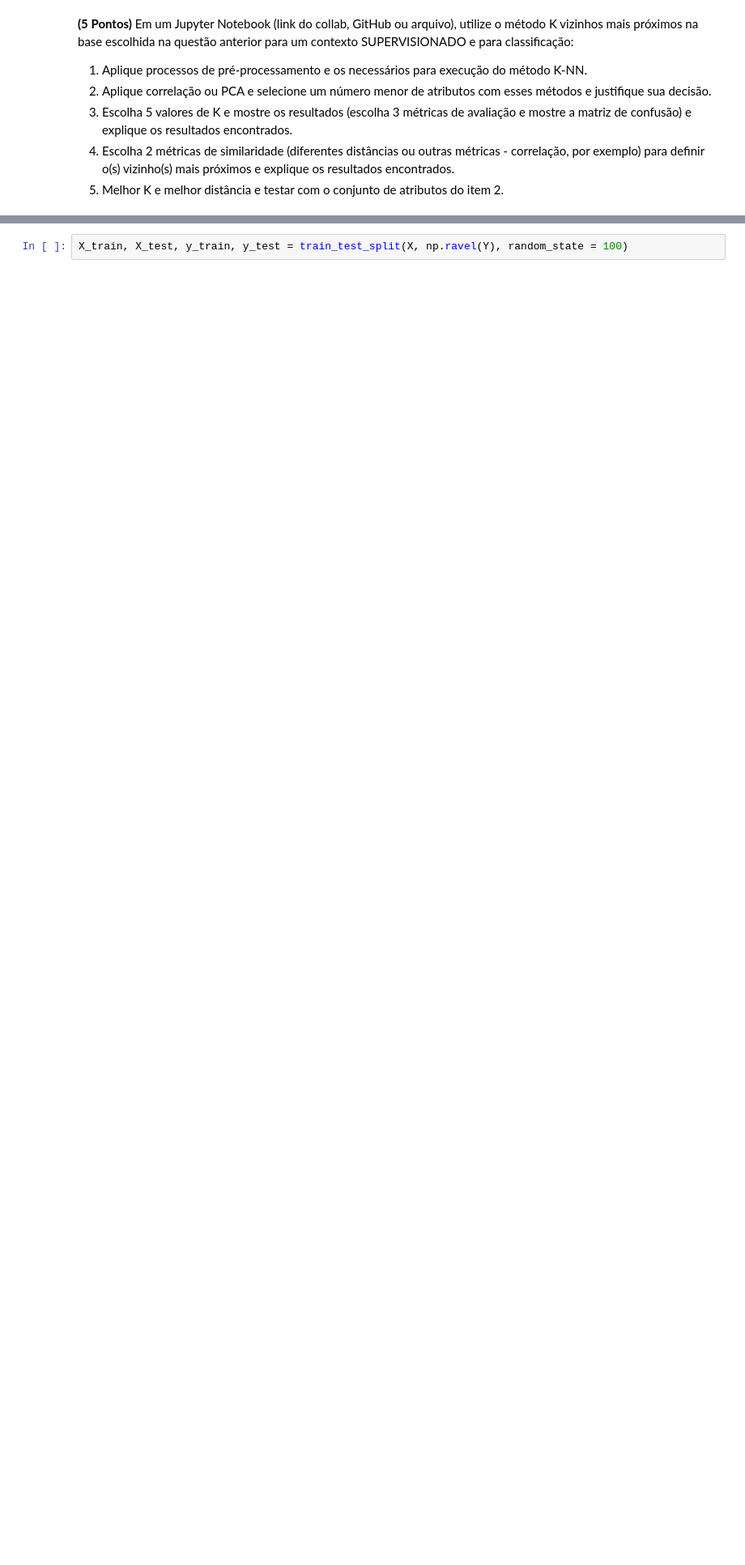
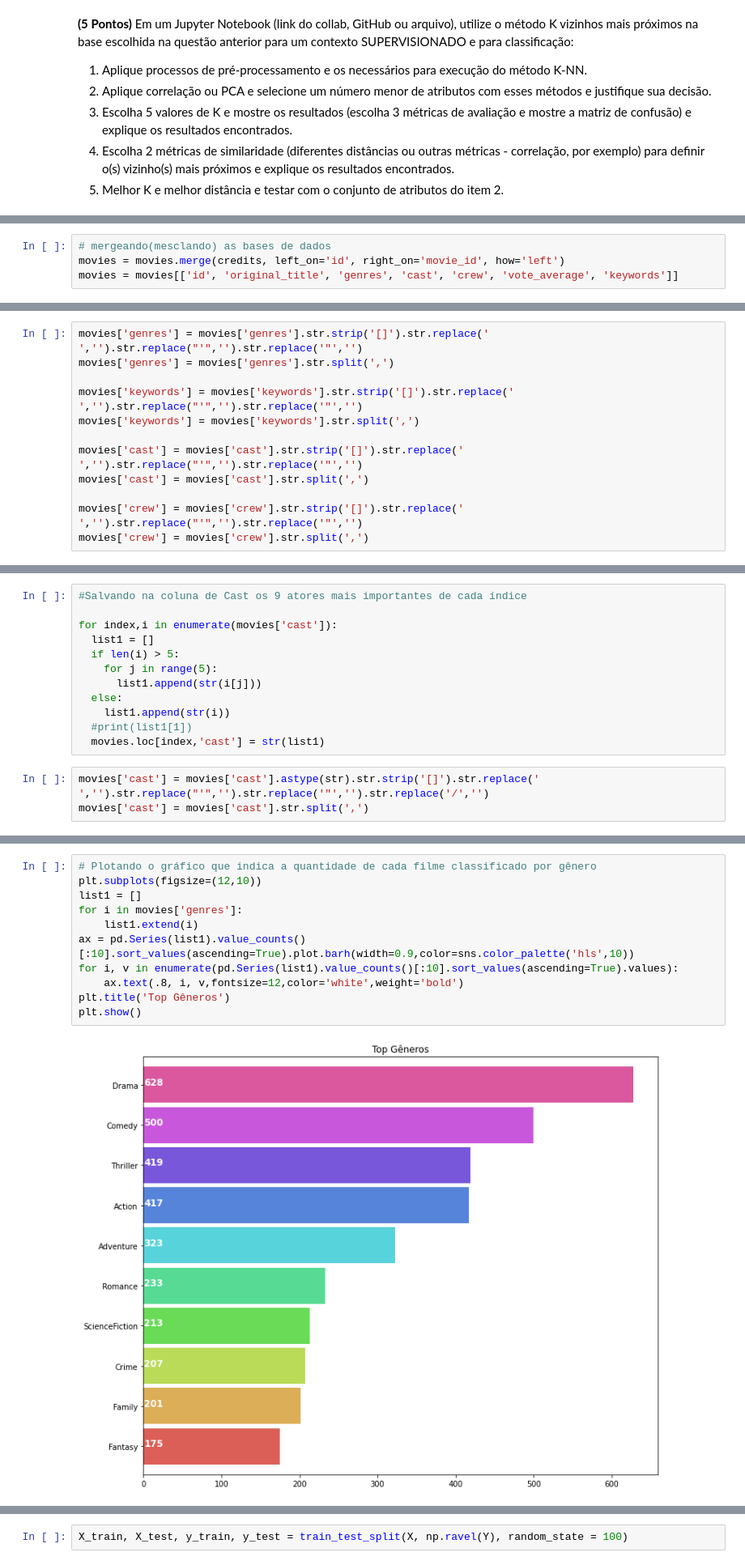
Before and after one commit to mthonorio/IA, a Jupyter notebook: prova_1/IA_Prova_1.ipynb, the cells around one changed output, grey strips where cells are left out. Shown: that part at 81% size. Cells and saved outputs as stored; diff of their text form; blank space fills up the shorter version.

```diff
--- a/prova_1/IA_Prova_1.ipynb
+++ b/prova_1/IA_Prova_1.ipynb
@@ -132,0 +144,4 @@ Y = movies[['vote_average']]
+# %%
+# mergeando(mesclando) as bases de dados
+movies = movies.merge(credits, left_on='id', right_on='movie_id', how='left')
+movies = movies[['id', 'original_title', 'genres', 'cast', 'crew', 'vote_average', 'keywords']]
@@ -132,0 +150,12 @@ Y = movies[['vote_average']]
+# %%
+movies['genres'] = movies['genres'].str.strip('[]').str.replace(' ','').str.replace("'",'').str.replace('"','')
+movies['genres'] = movies['genres'].str.split(',')
+
+movies['keywords'] = movies['keywords'].str.strip('[]').str.replace(' ','').str.replace("'",'').str.replace('"','')
+movies['keywords'] = movies['keywords'].str.split(',')
+
+movies['cast'] = movies['cast'].str.strip('[]').str.replace(' ','').str.replace("'",'').str.replace('"','')
+movies['cast'] = movies['cast'].str.split(',')
+
+movies['crew'] = movies['crew'].str.strip('[]').str.replace(' ','').str.replace("'",'').str.replace('"','')
+movies['crew'] = movies['crew'].str.split(',')
@@ -132,0 +164,15 @@ Y = movies[['vote_average']]
+# %%
+#Salvando na coluna de Cast os 9 atores mais importantes de cada índice
+
+for index,i in enumerate(movies['cast']):
+  list1 = []
+  if len(i) > 5:
+    for j in range(5):
+      list1.append(str(i[j]))
+  else:
+    list1.append(str(i))
+  #print(list1[1])
+  movies.loc[index,'cast'] = str(list1)
+# %%
+movies['cast'] = movies['cast'].astype(str).str.strip('[]').str.replace(' ','').str.replace("'",'').str.replace('"','').str.replace('/','')
+movies['cast'] = movies['cast'].str.split(',')
@@ -132,0 +194,13 @@ Y = movies[['vote_average']]
+# %%
+# Plotando o gráfico que indica a quantidade de cada filme classificado por gênero
+plt.subplots(figsize=(12,10))
+list1 = []
+for i in movies['genres']:
+    list1.extend(i)
+ax = pd.Series(list1).value_counts()[:10].sort_values(ascending=True).plot.barh(width=0.9,color=sns.color_palette('hls',10))
+for i, v in enumerate(pd.Series(list1).value_counts()[:10].sort_values(ascending=True).values):
+    ax.text(.8, i, v,fontsize=12,color='white',weight='bold')
+plt.title('Top Gêneros')
+plt.show()
+# %% [output]
+[figure, added]
```
Also changed, not shown: parts of 111 cells of this notebook.
